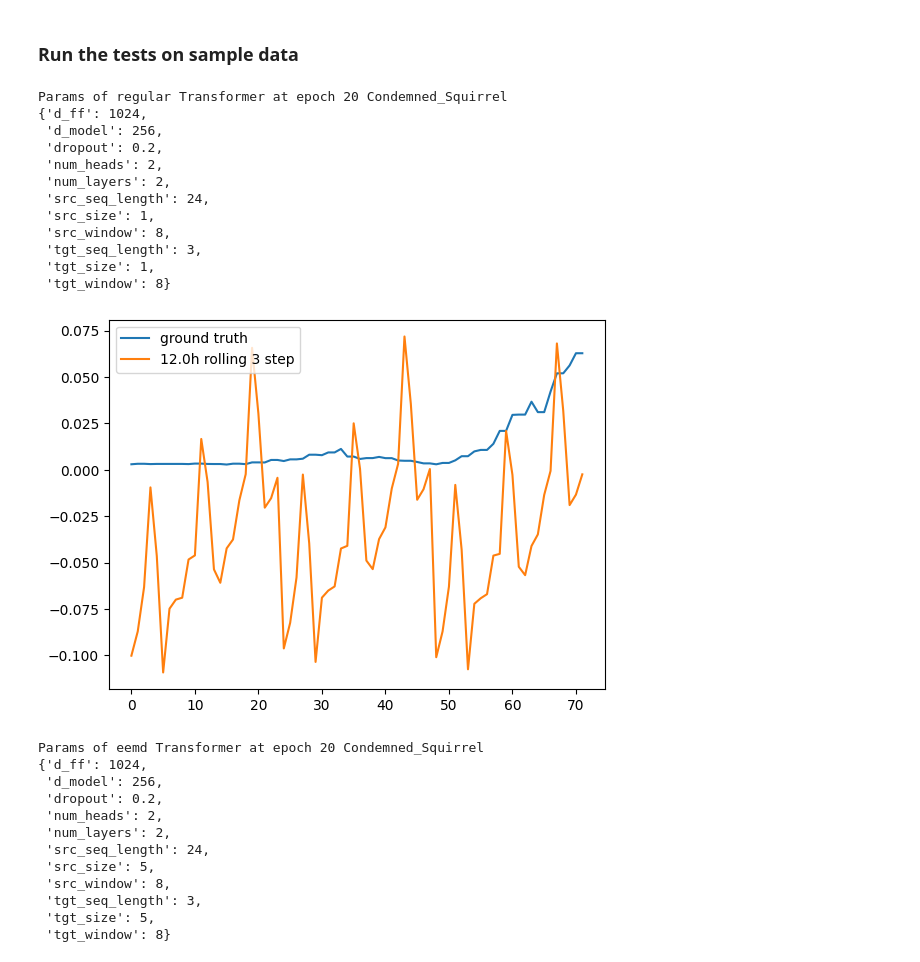
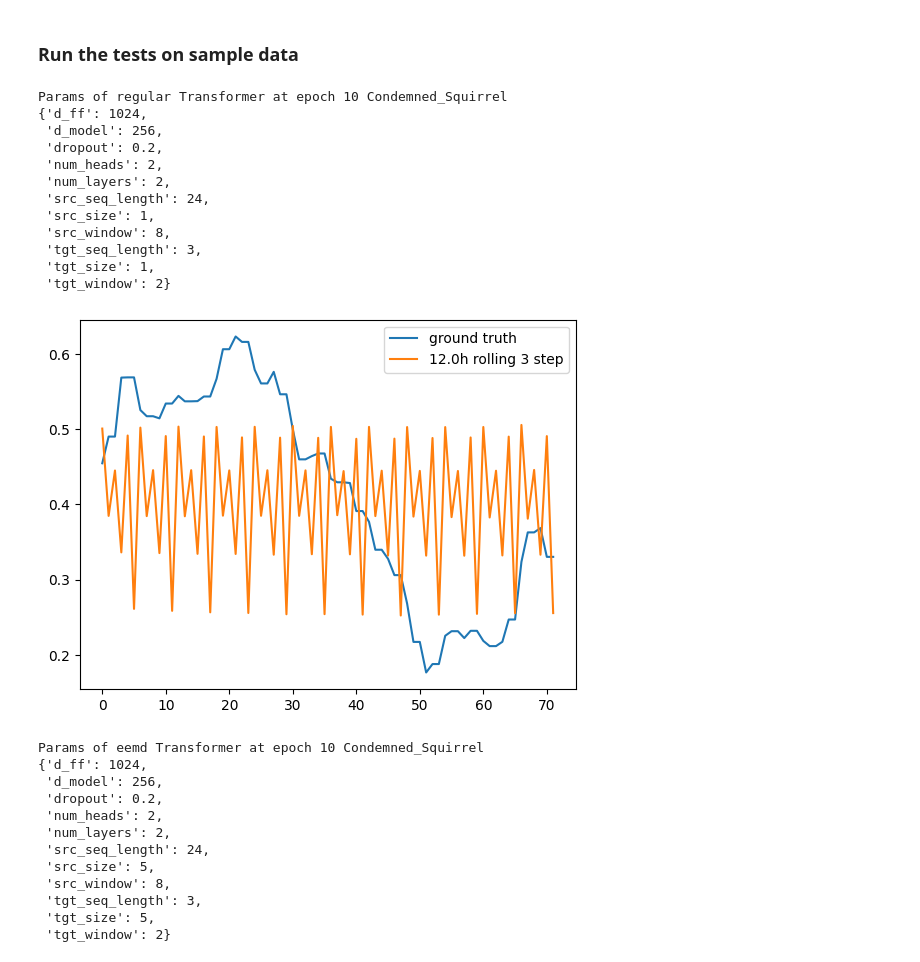
Before and after one commit to aszfaltos/wp_former, a Jupyter notebook: model_eval.ipynb, the cells around one changed output. Cells and saved outputs as stored; diff of their text form; code cells hidden in the pictures.

Commit message:
Separate test set

```diff
--- a/model_eval.ipynb
+++ b/model_eval.ipynb
@@ -18,8 +18,8 @@ from signal_decomposition import eemd
 # %% [markdown]
 ## Load models
 # %%
-load_params = [{'test': 'regular', 'name': 'Condemned_Squirrel', 'epoch': 20, 'model_type': Transformer},
-               {'test': 'eemd', 'name': 'Condemned_Squirrel', 'epoch': 20, 'model_type': Transformer}]
+load_params = [{'test': 'regular', 'name': 'Condemned_Squirrel', 'epoch': 10, 'model_type': Transformer},
+               {'test': 'eemd', 'name': 'Condemned_Squirrel', 'epoch': 10, 'model_type': Transformer}]
 
 post_processors = [lambda x : x,
                    lambda x : torch.sum(x, dim=-1)]
@@ -38,7 +38,7 @@ def print_params(test: str, name: str, epoch: int, model_type: type, params: dic
     pprint.pprint(params)
 
 def plot_metrics(metrics: dict):
-    plt.plot(np.arange(1, len(metrics['train']['MSE']) + 1), metrics['eval']['MSE'], label=f'evaluation')
+    plt.plot(np.arange(1, len(metrics['eval']['MSE']) + 1), metrics['eval']['MSE'], label=f'evaluation')
     plt.plot(np.arange(1, len(metrics['train']['MSE']) + 1), metrics['train']['MSE'], label=f'training')
     plt.xlabel('epochs')
     plt.ylabel('mse')
@@ -120,7 +120,7 @@ for load_param, model in zip(load_params, trained):
 # %% [markdown]
 ### Run the tests on sample data
 # %%
-shift, look_back, pred, rolling = 250, 24, 3, 72
+shift, look_back, pred, rolling = 40, 24, 3, 72
 
 def predict_with_model(prediction_model, dataset, post_processor):
     ones = torch.ones(1, 1, dataset[0][1].shape[-1])
@@ -133,37 +133,37 @@ def predict_with_model(prediction_model, dataset, post_processor):
             for i in range(pred):
                 out = torch.concatenate((ones, prediction_model(dataset[shift_offset][0].unsqueeze(0), out)), dim=1)
 
             p.append(post_processor(dataset.get_sequence_from_y_windows(out[:, 1:, :].detach())))
             gt.append(post_processor(dataset.get_sequence_from_y_windows(dataset[shift_offset][1])))
 
     return gt, p
 
 
 for load_param, model, post in zip(load_params, trained, post_processors):
     print_params(**load_param, params=model['params'])
     ground_truth, predicted = predict_with_model(model['model'], datasets[load_param['test']], post)
     predicted = np.array(predicted).reshape(rolling)
     ground_truth = np.array(ground_truth).reshape(rolling)
 
     plt.plot(ground_truth, label='ground truth')
     plt.plot(predicted, label=f'{rolling*10/60}h rolling {pred} step')
     plt.legend()
     plt.show()
 # %% [output]
-Params of regular Transformer at epoch 20 Condemned_Squirrel
+Params of regular Transformer at epoch 10 Condemned_Squirrel
 {'d_ff': 1024,
  'd_model': 256,
  'dropout': 0.2,
  'num_heads': 2,
  'num_layers': 2,
  'src_seq_length': 24,
  'src_size': 1,
  'src_window': 8,
  'tgt_seq_length': 3,
  'tgt_size': 1,
- 'tgt_window': 8}
+ 'tgt_window': 2}
-[figure, old version]
+[figure, new version]
-Params of eemd Transformer at epoch 20 Condemned_Squirrel
+Params of eemd Transformer at epoch 10 Condemned_Squirrel
 {'d_ff': 1024,
  'd_model': 256,
  'dropout': 0.2,
@@ -174,4 +174,4 @@ Params of eemd Transformer at epoch 20 Condemned_Squirrel
  'src_window': 8,
  'tgt_seq_length': 3,
  'tgt_size': 5,
- 'tgt_window': 8}
+ 'tgt_window': 2}
```
Also changed, not shown: parts of 3 cells of this notebook, 3 other files.
